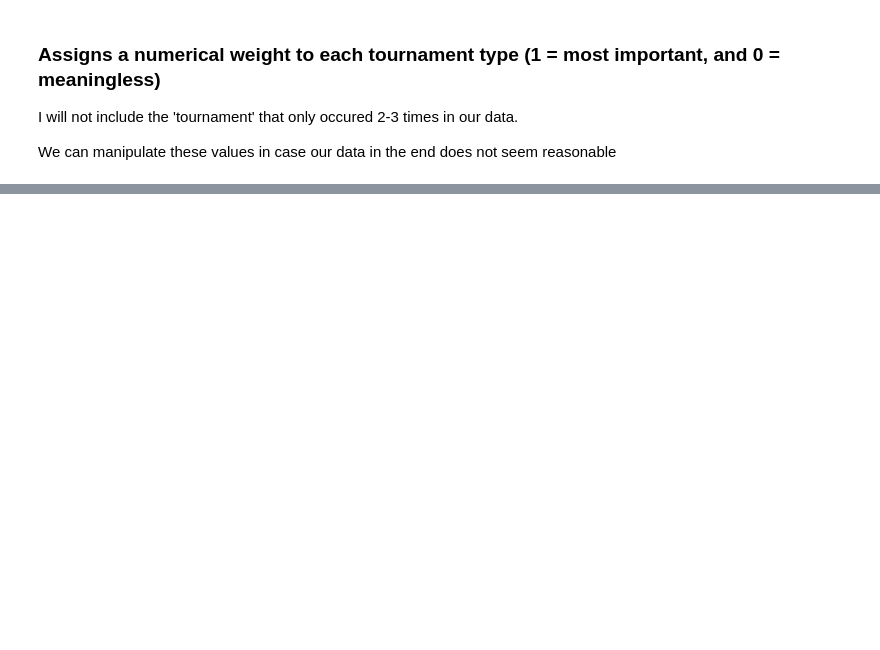
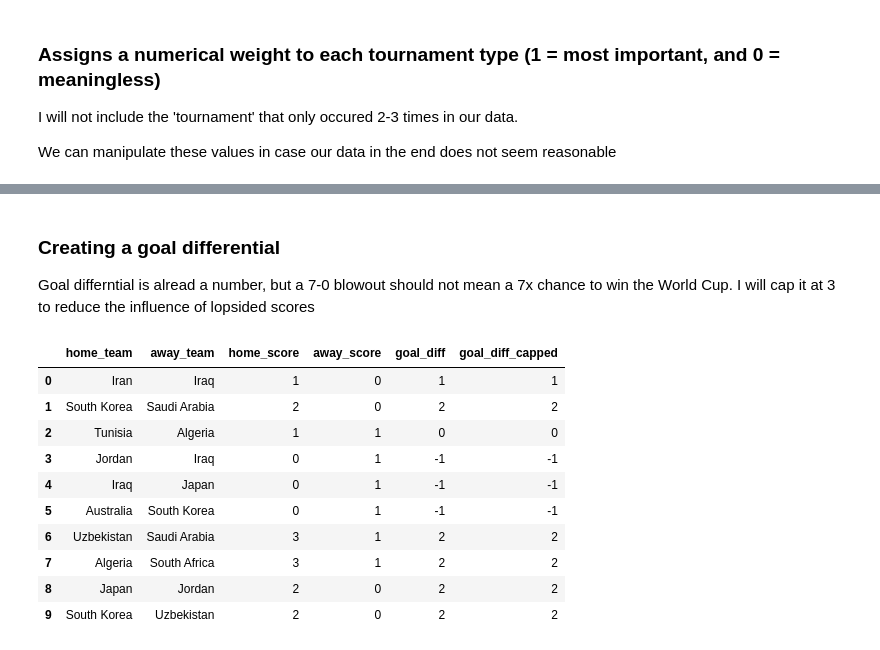
Before and after one commit to sayebm/Group_Project, a Jupyter notebook: Project.ipynb, the cells around one changed output, grey strips where cells are left out. Drawn from its saved outputs; the diff is of its cells as text; code cells hidden in the pictures; blank space fills up the shorter version.

```diff
--- a/Project.ipynb
+++ b/Project.ipynb
@@ -312 +312,23 @@ results_wc2026_copy[['tournament', 'tournament_weight']                     #dis
 | 0 | Friendly | 0.20 |
+# %% [markdown]
+### Creating a goal differential
+
+Goal differntial is alread a number, but a 7-0 blowout should not mean a 7x chance to win the World Cup. I will cap it at 3 to reduce the influence of lopsided scores
+# %%
+results_wc2026['goal_diff'] = results_wc2026['home_score'] - results_wc2026['away_score']
+
+results_wc2026['goal_diff_capped'] = results_wc2026['goal_diff'].clip(-3,3)
+
+results_wc2026[['home_team', 'away_team', 'home_score', 'away_score', 'goal_diff', 'goal_diff_capped']].head(10)
+# %% [output]
+|  | home_team | away_team | home_score | away_score | goal_diff | goal_diff_capped |
+| 0 | Iran | Iraq | 1 | 0 | 1 | 1 |
+| 1 | South Korea | Saudi Arabia | 2 | 0 | 2 | 2 |
+| 2 | Tunisia | Algeria | 1 | 1 | 0 | 0 |
+| 3 | Jordan | Iraq | 0 | 1 | -1 | -1 |
+| 4 | Iraq | Japan | 0 | 1 | -1 | -1 |
+| 5 | Australia | South Korea | 0 | 1 | -1 | -1 |
+| 6 | Uzbekistan | Saudi Arabia | 3 | 1 | 2 | 2 |
+| 7 | Algeria | South Africa | 3 | 1 | 2 | 2 |
+| 8 | Japan | Jordan | 2 | 0 | 2 | 2 |
+| 9 | South Korea | Uzbekistan | 2 | 0 | 2 | 2 |
```
Also changed, not shown: parts of 12 cells of this notebook.
